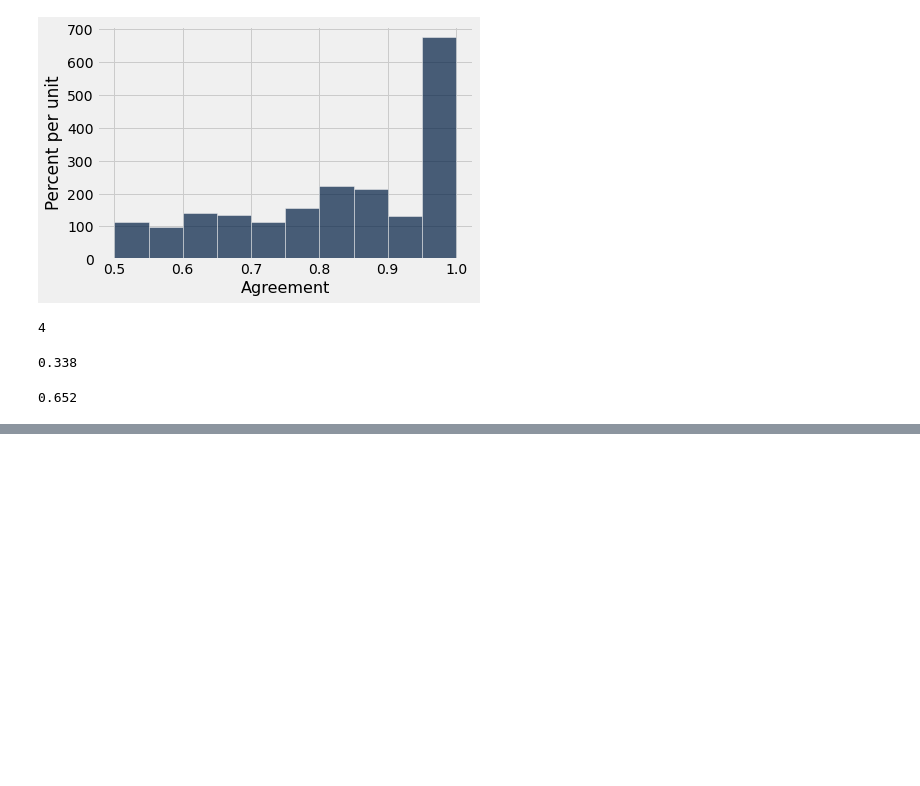
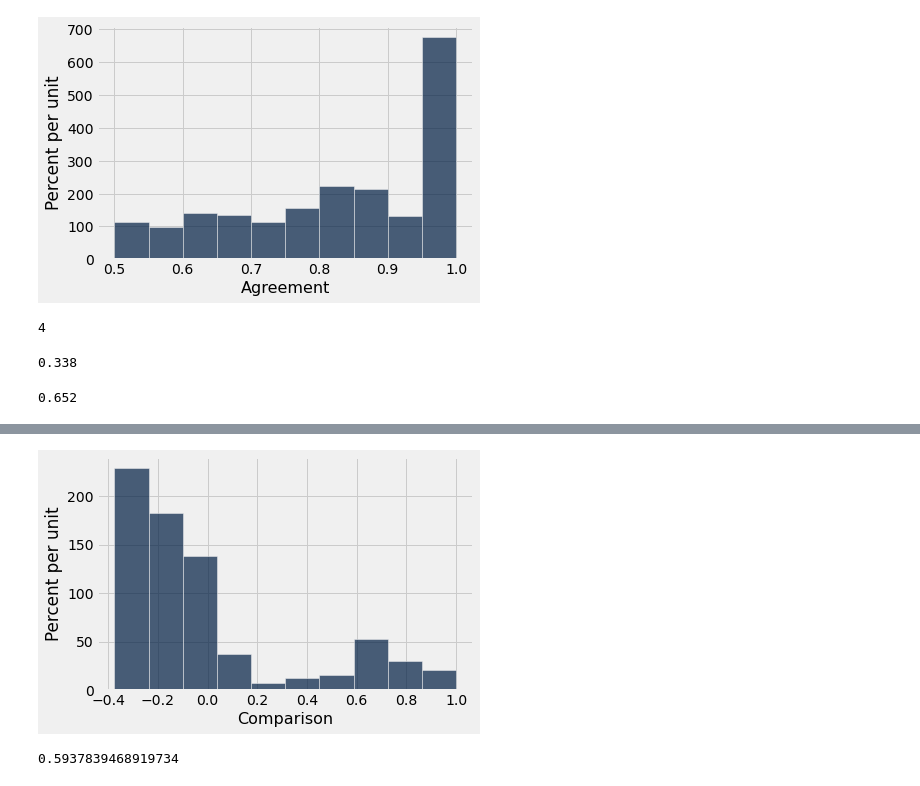
Before and after one commit to stoddardian/label-medical-images, a Jupyter notebook: descriptive-analysis-2.ipynb, the cells around one changed output, grey strips where cells are left out. Cells and saved outputs as stored; diff of their text form; code cells hidden in the pictures; blank space fills up the shorter version.

```diff
--- a/descriptive-analysis-2.ipynb
+++ b/descriptive-analysis-2.ipynb
@@ -57,0 +42,3 @@ set(expert_accuracy)
+# %%
+exp_accuracy = results.apply(calc_expert_accuracy, 'Expert Yes Votes')
+exp_accuracy
@@ -58,5 +47,5 @@ set(expert_accuracy)
 # %%
-results_with_accuracy = results.with_column('Expert Accuracy', expert_accuracy)
+results_with_accuracy = results.with_column('Expert Accuracy', exp_accuracy)
 results_with_accuracy
 # %% [output]
 | Case ID | Expert Yes Votes | Qualified Reads | Correct Label | Majority Label | Difficulty | Agreement | ... |
@@ -417,0 +411,3 @@ In about two thirds of these cases, the crowd vote leaned at least 75% in one di
+# %%
+high_agreement = results_with_comparison.where('Agreement', are.above_or_equal_to(0.75)).where('Correct Label' != 'nan')
+high_agreement
@@ -417,0 +427,8 @@ In about two thirds of these cases, the crowd vote leaned at least 75% in one di
+# %%
+high_agreement.hist('Comparison')
+# %% [output]
+[figure, added]
+# %%
+np.count_nonzero( high_agreement.column('Comparison') < 0 ) / high_agreement.num_rows
+# %% [output]
+0.5937839468919734
```
Also changed, not shown: parts of 20 cells of this notebook.
